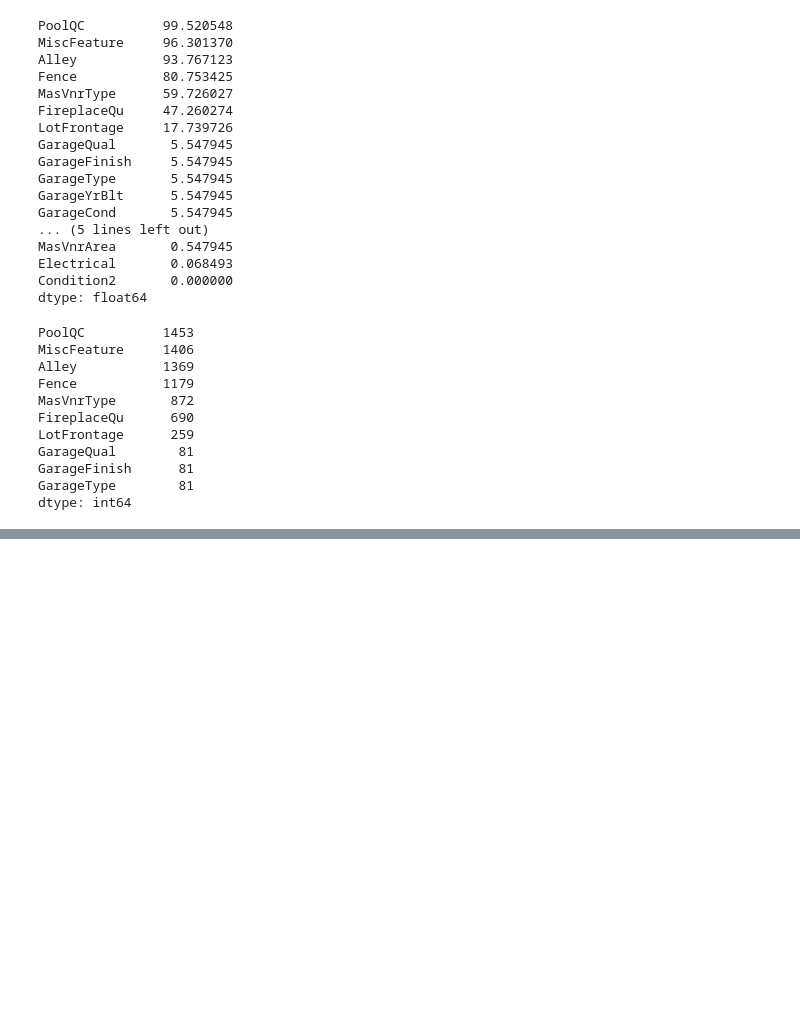
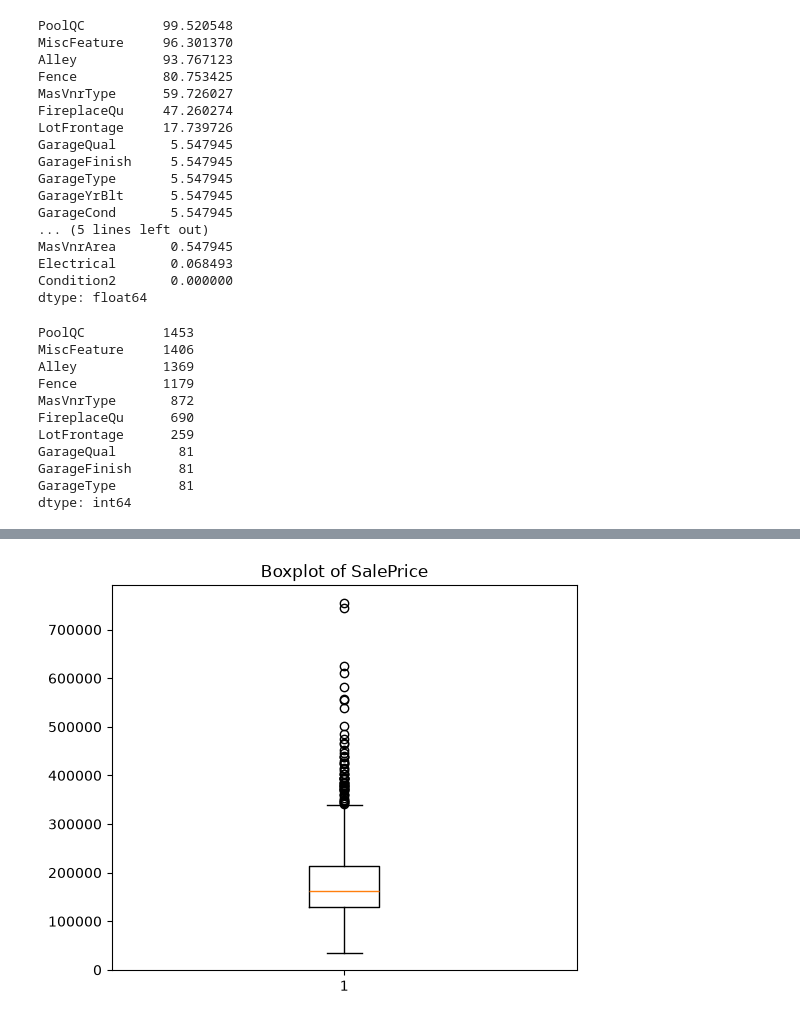
Before and after one commit to Kasias1/house-price-predictor, a Jupyter notebook: House_Price_EDA.ipynb, the cells around one changed output, grey strips where cells are left out. Cells and saved outputs as stored; diff of their text form; code cells hidden in the pictures; blank space fills up the shorter version.

```diff
--- a/House_Price_EDA.ipynb
+++ b/House_Price_EDA.ipynb
@@ -135,0 +397,9 @@ KeyError: 'MasVarType'
+# %%
+plt.figure(figsize=(6,5))
+plt.boxplot(df["SalePrice"])
+plt.title("Boxplot of SalePrice")
+plt.tight_layout()
+plt.savefig("images/saleprice_boxplot.png", dpi=300)
+plt.show()
+# %% [output]
+[figure, added]
```
Also changed, not shown: parts of 29 cells of this notebook, 8 other files.
